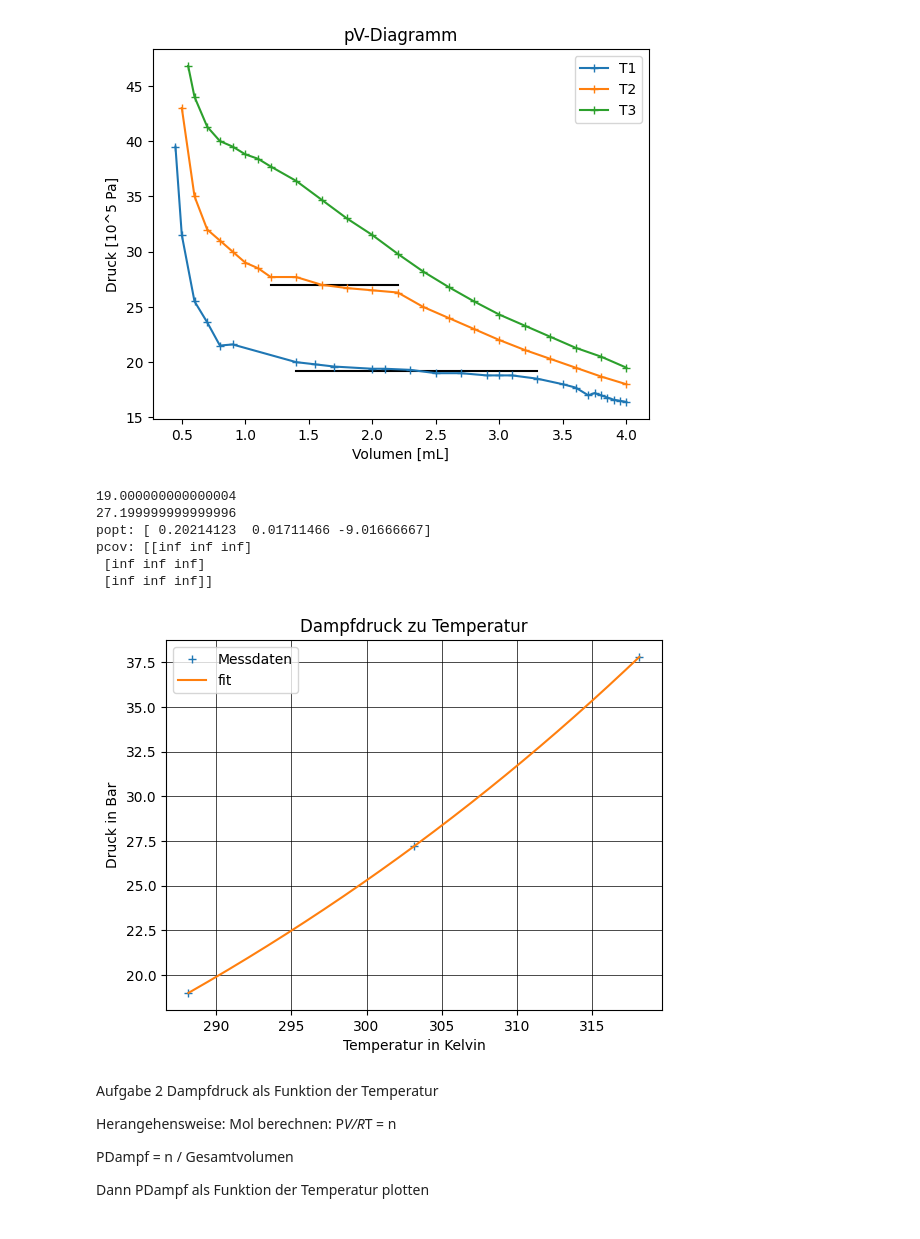
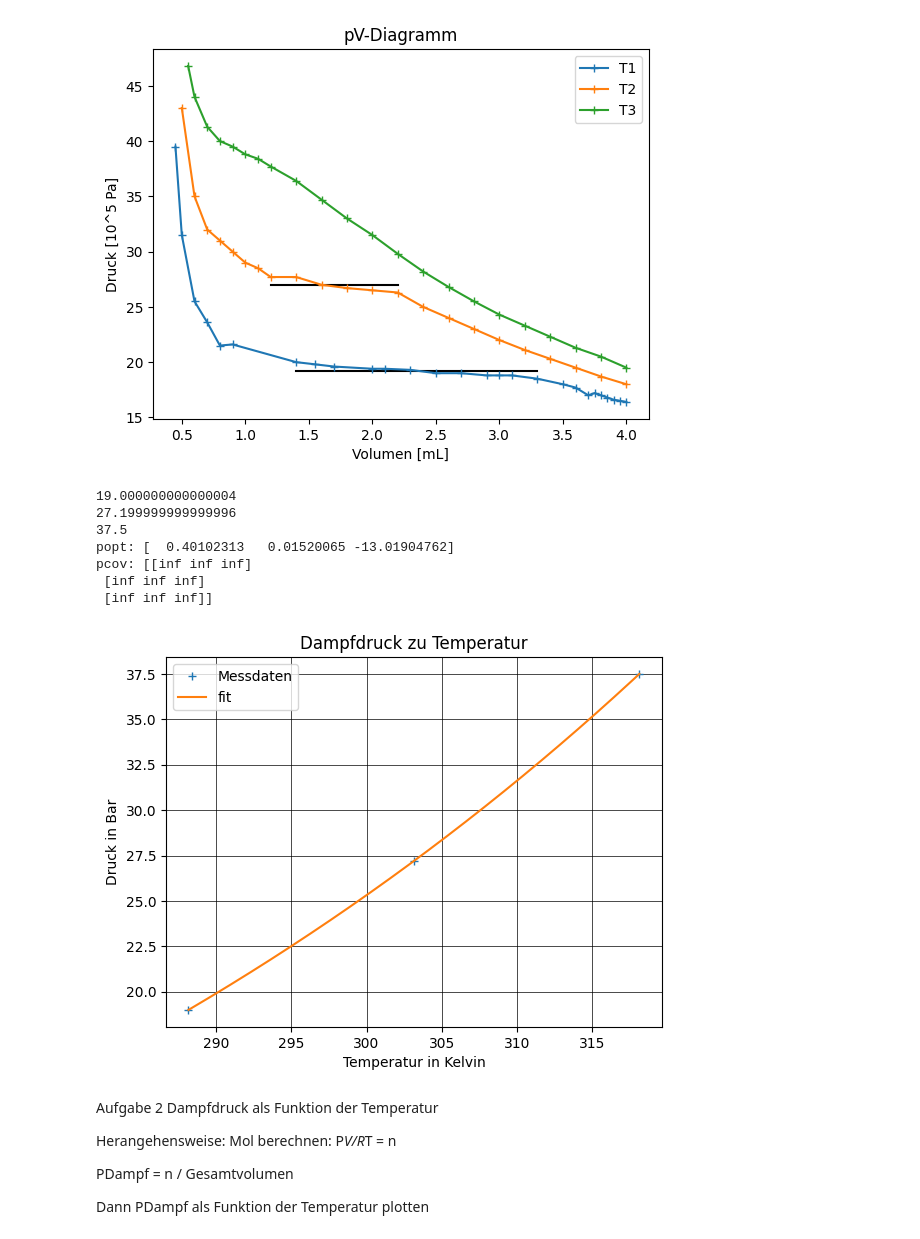
Before and after one commit to OhNoNotAnotherNerd/Ausarbeitung-Physik, a Jupyter notebook: REG/Reale Gase.ipynb, the cells around one changed output. Drawn from its saved outputs; the diff is of its cells as text; code cells hidden in the pictures.

Commit message:
Tempertaur 3 verändert. import scipy,  kritischer Druck

```diff
--- a/REG/Reale Gase.ipynb
+++ b/REG/Reale Gase.ipynb
@@ -122,6 +122,8 @@ p für t3: [46.8, 44.0, 41.3, 40.0, 39.5, 38.8, 38.4, 37.7, 36.4, 34.7, 33.0, 31
 26.983333333333338
 [figure]
 # %%
+import scipy as sp
+
 T_1 = 273.15 + 15 # in Kelvin
 T_2 = 273.15 + 30 # in Kelvin
 T_3 = 273.15 + 45 # in Kelvin
@@ -140,7 +142,12 @@ mean_p_sat_t2 = np.mean(p_sat_t2)
 
 print(mean_p_sat_t2)
 
-mean_p_sat_t3 = 37.8
+p_sat_t3 =[36.4, 37.7, 38.4]
+
+mean_p_sat_t3 = np.mean(p_sat_t3)
+
+print(mean_p_sat_t3)
+
 p_sat_array = [mean_p_sat_t1, mean_p_sat_t2, mean_p_sat_t3]
 
 
@@ -156,35 +163,36 @@ p0 = (1, 0.001, 1)  # Initial guess for the parameters
 exp_popt, exp_cov = sp.optimize.curve_fit(expfit, T_ges, p_sat_array, p0=p0)
 print(f'popt: {exp_popt}')
 print(f'pcov: {exp_cov}')
 
 # Unpack fitted parameters
 a, b, c = exp_popt
 
 # Prepare values for plotting the fitted model
 x_mod = np.linspace(min(T_ges), max(T_ges), 500)
 y_mod = expfit(x_mod, a, b, c)
 
 # Original data plotting
 plt.plot(T_ges, p_sat_array, linestyle='', marker='+', label='Messdaten')
 
 # Plot fitted curve
 plt.plot(x_mod, y_mod, label='fit')
 
 # Plot settings
 plt.legend()
 plt.title('Dampfdruck zu Temperatur')
 plt.xlabel('Temperatur in Kelvin')
 plt.ylabel('Druck in Bar')
 plt.grid(visible=True, color='black', linewidth=0.5)
 plt.show()
 # %% [output]
 19.000000000000004
 27.199999999999996
-popt: [ 0.20214123  0.01711466 -9.01666667]
+37.5
+popt: [  0.40102313   0.01520065 -13.01904762]
 pcov: [[inf inf inf]
  [inf inf inf]
  [inf inf inf]]
-[figure, old version]
+[figure, new version]
 # %% [markdown]
 Aufgabe 2 Dampfdruck als Funktion der Temperatur
 
```
